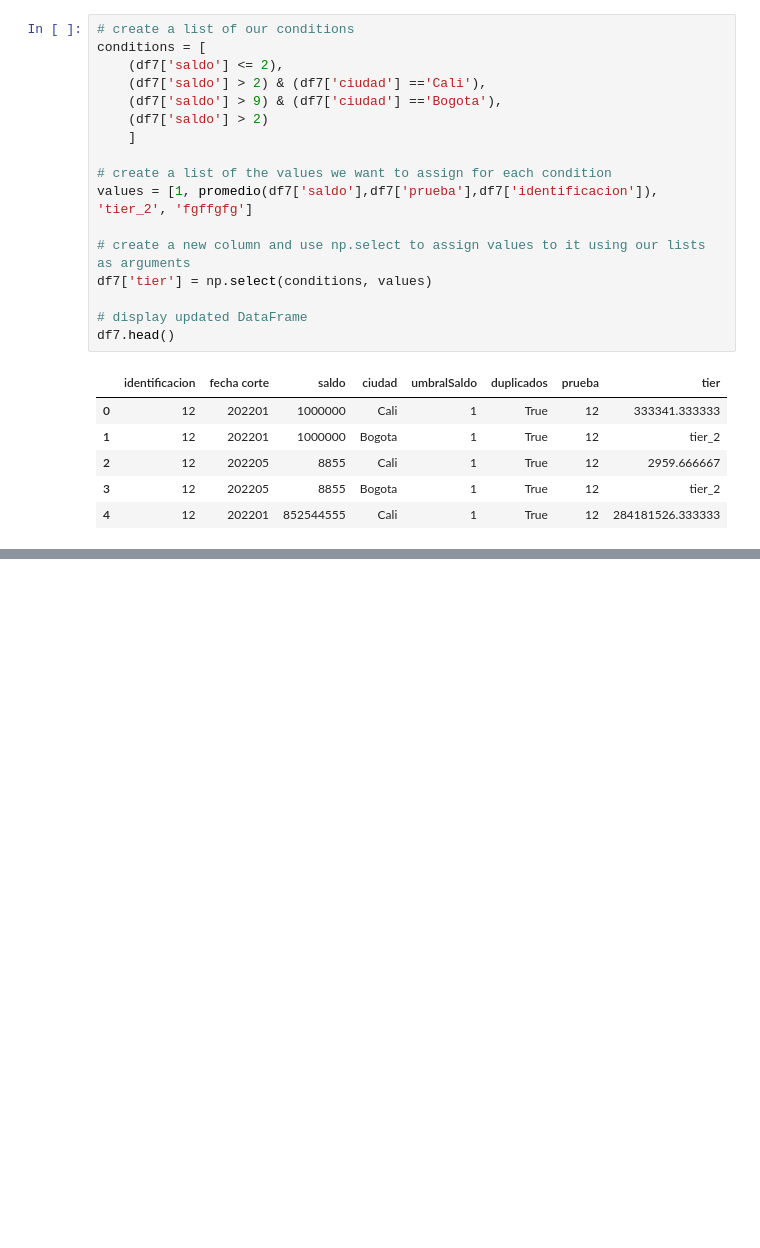
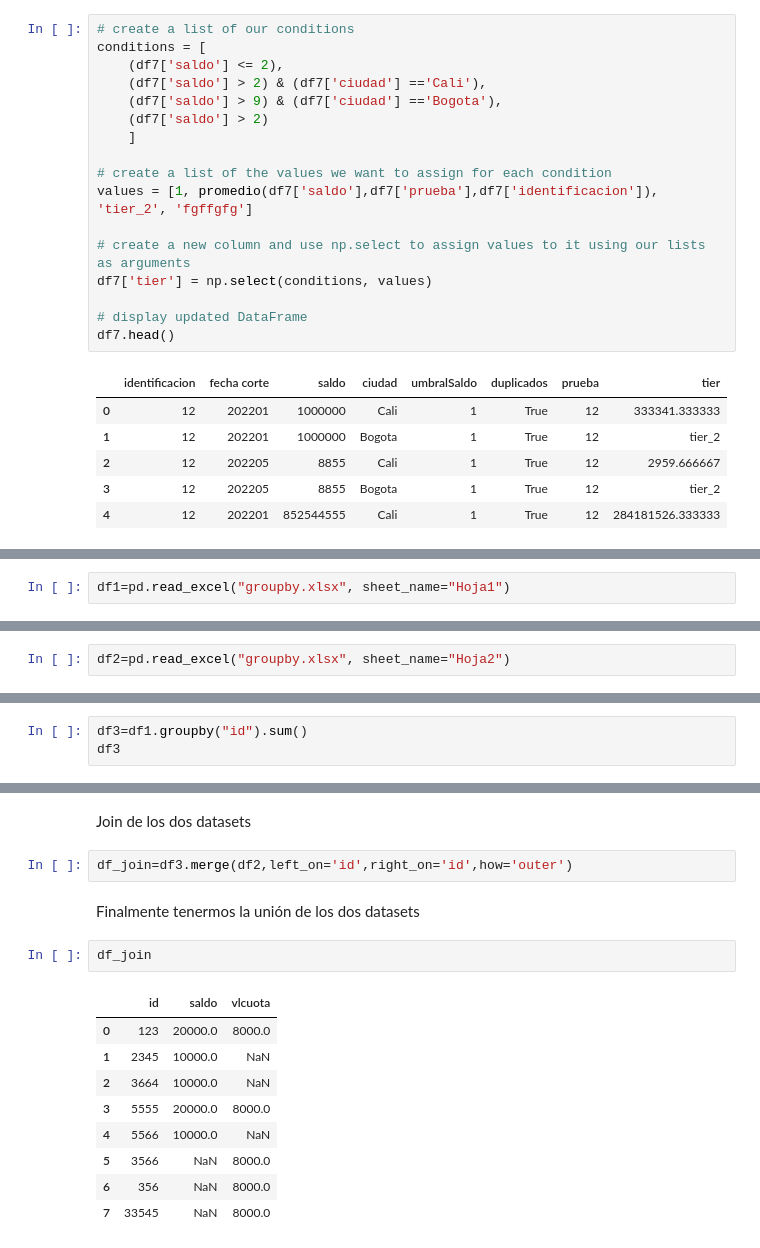
Before and after one commit to EdFlo15/notebooks, a Jupyter notebook: generalidades python.ipynb, the cells around one changed output, grey strips where cells are left out. Cells and saved outputs as stored; diff of their text form; blank space fills up the shorter version.

```diff
--- a/generalidades python.ipynb
+++ b/generalidades python.ipynb
@@ -1157,0 +1162,2 @@ df7.head()
+# %%
+df1=pd.read_excel("groupby.xlsx", sheet_name="Hoja1")
@@ -1157,0 +1177,2 @@ df7.head()
+# %%
+df2=pd.read_excel("groupby.xlsx", sheet_name="Hoja2")
@@ -1157,0 +1192,3 @@ df7.head()
+# %%
+df3=df1.groupby("id").sum()
+df3
@@ -1157,0 +1203,18 @@ df7.head()
+# %% [markdown]
+Join de los dos datasets
+# %%
+df_join=df3.merge(df2,left_on='id',right_on='id',how='outer')
+# %% [markdown]
+Finalmente tenermos la unión de los dos datasets
+# %%
+df_join
+# %% [output]
+|  | id | saldo | vlcuota |
+| 0 | 123 | 20000.0 | 8000.0 |
+| 1 | 2345 | 10000.0 | NaN |
+| 2 | 3664 | 10000.0 | NaN |
+| 3 | 5555 | 20000.0 | 8000.0 |
+| 4 | 5566 | 10000.0 | NaN |
+| 5 | 3566 | NaN | 8000.0 |
+| 6 | 356 | NaN | 8000.0 |
+| 7 | 33545 | NaN | 8000.0 |
```
Also changed, not shown: parts of 10 cells of this notebook.
